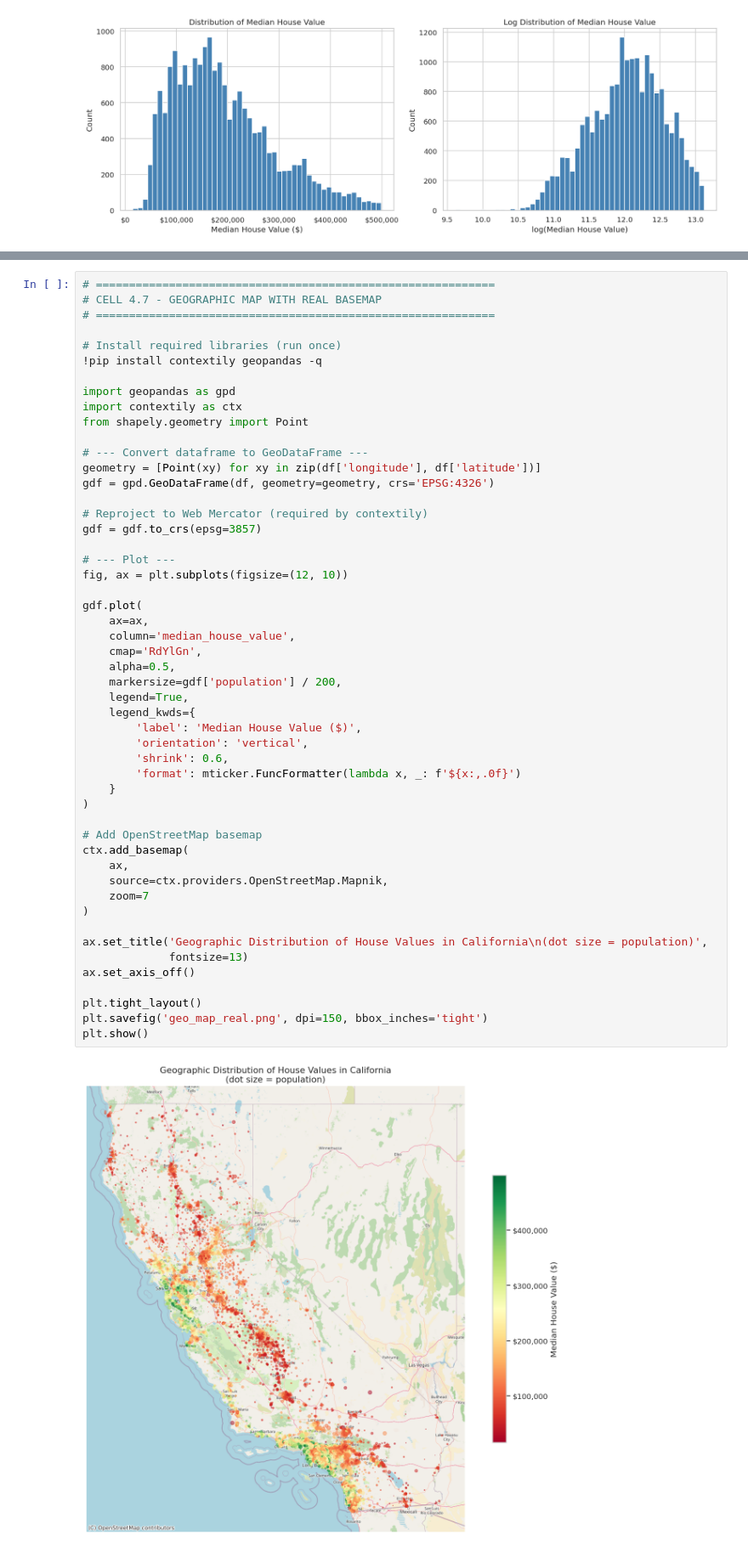
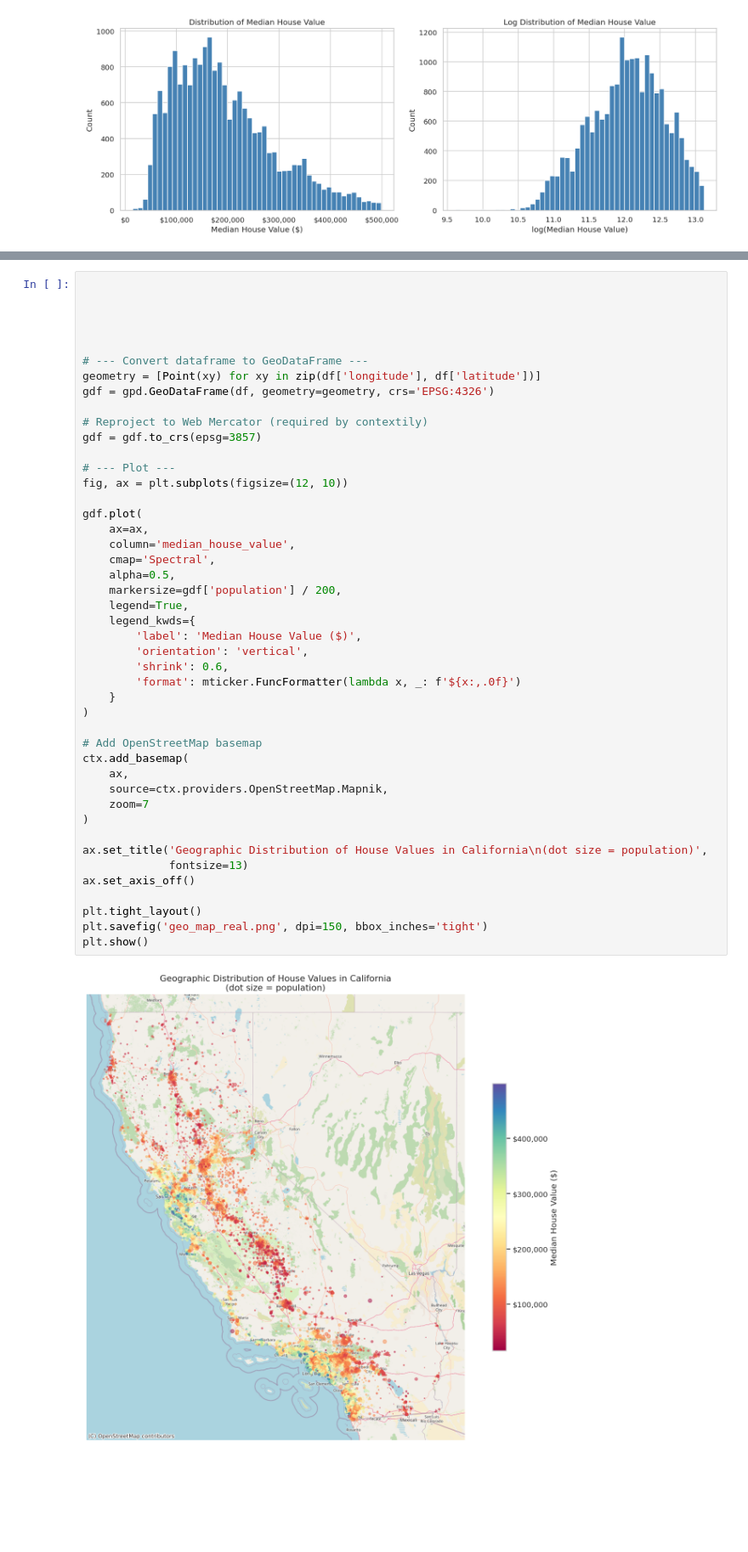
Before and after one commit to twillixa/SL, a Jupyter notebook: Main.ipynb, the cells around one changed output, grey strips where cells are left out. Shown at 85% size. Saved outputs shown, nothing was run; the diff lists cells and outputs as text; blank space fills up the shorter version.

```diff
--- a/Main.ipynb
+++ b/Main.ipynb
@@ -302,16 +309,10 @@ plt.show()
 # %% [output]
 [figure]
 # %%
-# ============================================================
-# CELL 4.7 - GEOGRAPHIC MAP WITH REAL BASEMAP
-# ============================================================
 
-# Install required libraries (run once)
-!pip install contextily geopandas -q
 
-import geopandas as gpd
-import contextily as ctx
-from shapely.geometry import Point
+
+
 
 # --- Convert dataframe to GeoDataFrame ---
 geometry = [Point(xy) for xy in zip(df['longitude'], df['latitude'])]
@@ -325,32 +326,32 @@ fig, ax = plt.subplots(figsize=(12, 10))
 
 gdf.plot(
     ax=ax,
     column='median_house_value',
-    cmap='RdYlGn',
+    cmap='Spectral',
     alpha=0.5,
     markersize=gdf['population'] / 200,
     legend=True,
     legend_kwds={
         'label': 'Median House Value ($)',
         'orientation': 'vertical',
         'shrink': 0.6,
         'format': mticker.FuncFormatter(lambda x, _: f'${x:,.0f}')
     }
 )
 
 # Add OpenStreetMap basemap
 ctx.add_basemap(
     ax,
     source=ctx.providers.OpenStreetMap.Mapnik,
     zoom=7
 )
 
 ax.set_title('Geographic Distribution of House Values in California\n(dot size = population)',
              fontsize=13)
 ax.set_axis_off()
 
 plt.tight_layout()
 plt.savefig('geo_map_real.png', dpi=150, bbox_inches='tight')
 plt.show()
 # %% [output]
-[figure, old version]
+[figure, new version]
```
Also changed, not shown: parts of 1 cell of this notebook.
